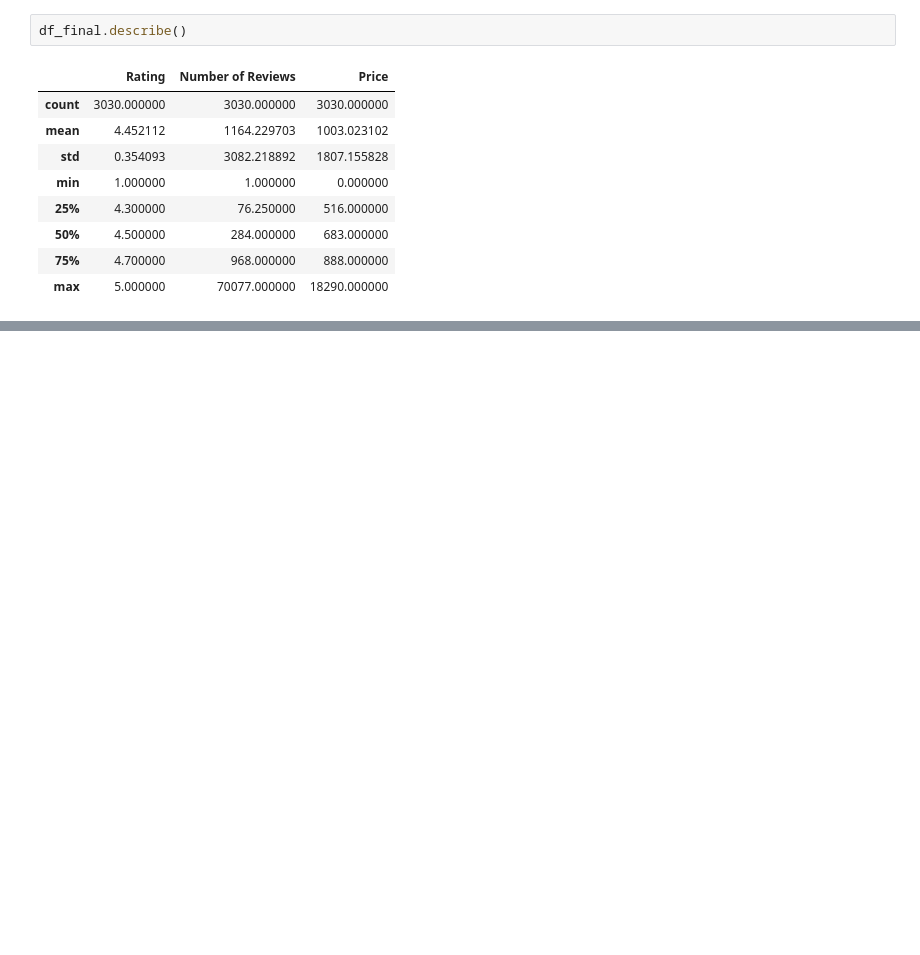
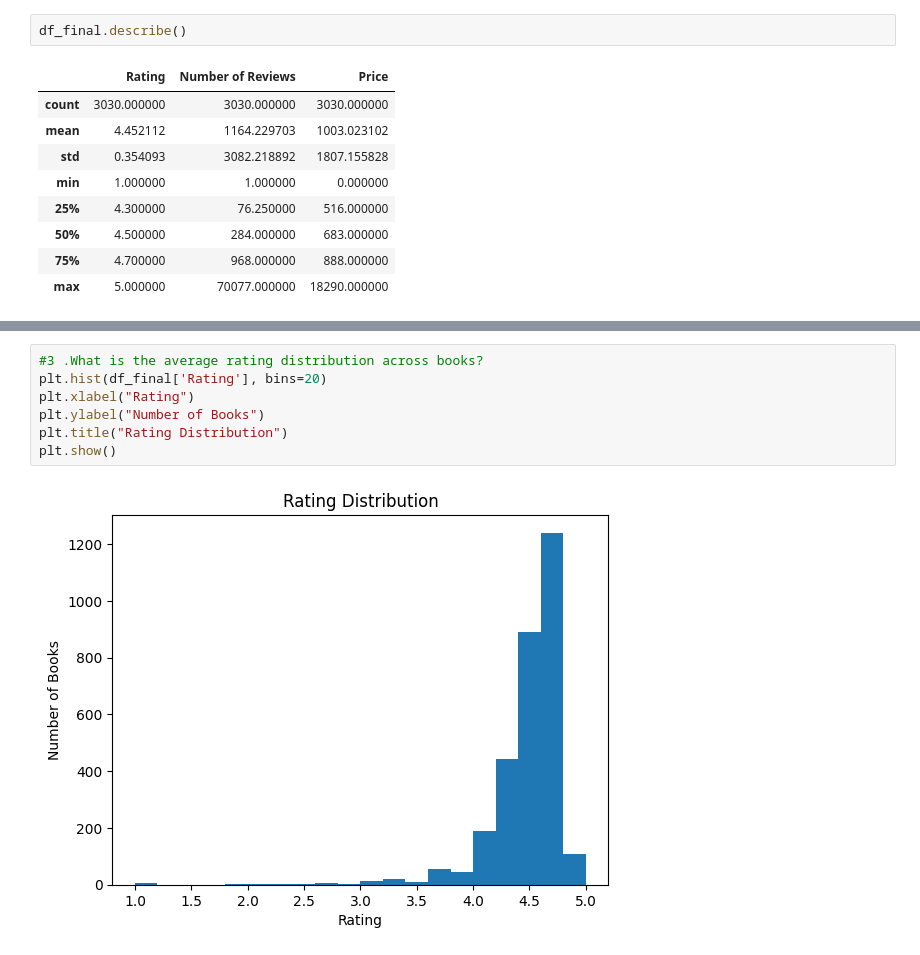
Before and after one commit to surya1626/audible-insights-book-recommendation, a Jupyter notebook: notebooks/index.ipynb, the cells around one changed output, grey strips where cells are left out. Drawn from its saved outputs; the diff is of its cells as text; blank space fills up the shorter version.

```diff
--- a/notebooks/index.ipynb
+++ b/notebooks/index.ipynb
@@ -237,0 +329,9 @@ df_final.describe()
+# %%
+#3 .What is the average rating distribution across books?
+plt.hist(df_final['Rating'], bins=20)
+plt.xlabel("Rating")
+plt.ylabel("Number of Books")
+plt.title("Rating Distribution")
+plt.show()
+# %% [output]
+[figure, added]
```
Also changed, not shown: parts of 20 cells of this notebook, 7 other files.
